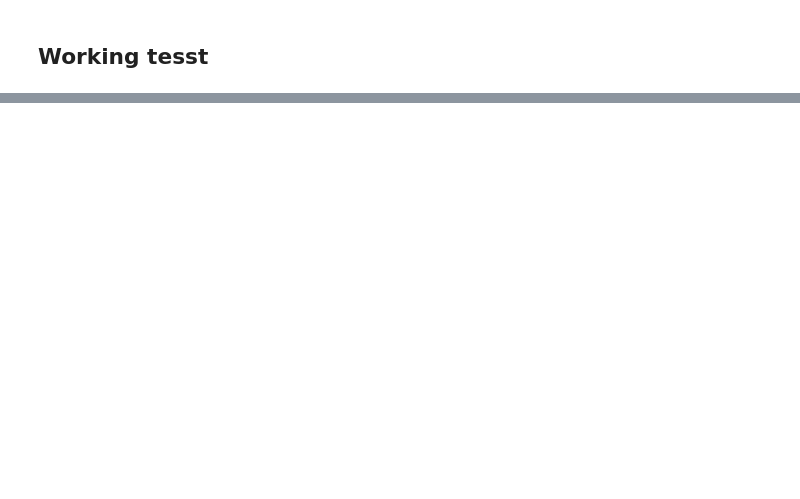
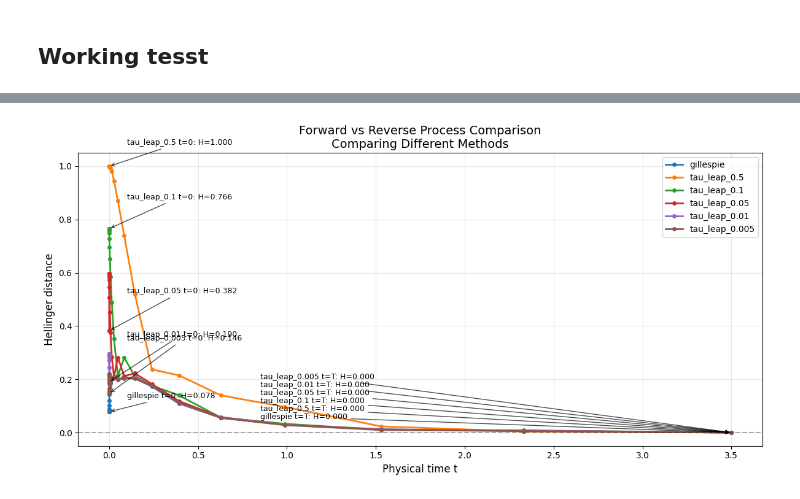
Before and after one commit to loren-ll/Correctors_Discrete_Diffusion, a Jupyter notebook: zero.ipynb, the cells around one changed output, grey strips where cells are left out. Cells and saved outputs as stored; diff of their text form; code cells hidden in the pictures; blank space fills up the shorter version.

Commit message:
[RESULT] comparing tau leaping at different tau_c

```diff
--- a/zero.ipynb
+++ b/zero.ipynb
@@ -451,0 +270,16 @@ class DiffusionSamples:
+# %%
+def run_diffusion_experiment(w, mu, beta, T, n_mc, checkpoint_times):
+    """
+    Run forward process once, then can run multiple reverse methods.
+    """
+    N = mu.shape[1]
+    checkpoint_times = np.sort(np.unique(checkpoint_times))
+
+    samples = DiffusionSamples(checkpoint_times, n_mc, N)
+
+    print("Running forward process...")
+    samples.forward = generate_forward_samples_at_checkpoints(
+        w, mu, beta, checkpoint_times, n_mc
+    )
+
+    return samples
@@ -822,0 +1327,81 @@ Experiment complete!
+# %%
+# Usage example:
+if __name__ == "__main__":
+    N = 6      # Number of dimensions
+    L = 3      # Vocabulary size per dimension
+    r = 10    # Number of mixture components
+    w = np.ones(r) / r
+
+    # w = np.array([0.3, 0.5, 0.2])  # Mixture weights
+    mu = np.random.dirichlet([1]*L, size=(r, N))  # Shape: (r, N, L)
+
+    beta = 5.0  # Masking rate
+    T = 3.5    # Terminal time
+    n_mc = 30_000 # Number of Monte Carlo samples
+
+    # Checkpoint times (physical time from 0 to T)
+    u = np.linspace(0, 1, 31)
+    checkpoint_times = T * (u ** 12)  # More checkpoints near t=0
+    # checkpoint_times = np.linspace(0, T, 201)  # [0.0, 0.05, ..., 1.0]
+
+    print(f"\nParameters:")
+    print(f"  N (dimensions) = {N}")
+    print(f"  L (vocab size) = {L}")
+    print(f"  r (components) = {r}")
+    print(f"  beta (rate)    = {beta}")
+    print(f"  T (term time)  = {T}")
+    print(f"  n_mc (samples) = {n_mc}")
+    print(f"  checkpoints    = {len(checkpoint_times)}")
+
+    # Run experiment
+    print("\n" + "=" * 70)
+
+    # Run forward once
+    samples_2 = run_diffusion_experiment(w, mu, beta, T, n_mc, checkpoint_times)
+
+    # # Add Gillespie
+    add_gillespie_reverse(samples_2, w, mu, beta, T)
+
+    # Add tau-leaping with different tau values
+    add_tau_leap_reverse(samples_2, w, mu, beta, T, tau=0.5)
+    add_tau_leap_reverse(samples_2, w, mu, beta, T, tau=0.1)
+    add_tau_leap_reverse(samples_2, w, mu, beta, T, tau=0.05)
+    add_tau_leap_reverse(samples_2, w, mu, beta, T, tau=0.01)
+    add_tau_leap_reverse(samples_2, w, mu, beta, T, tau=0.005)
+
+    # Compare all methods
+    all_distances = samples_2.compute_all_hellinger_distances()
+
+
+    # Prepare metadata
+    experiment_metadata = {
+        'N': N,
+        'L': L,
+        'r': r,
+        'beta': beta,
+        'T': T,
+        'n_mc': n_mc,
+        'tau_values': [0.5, 0.1, 0.05, 0.01, 0.005],
+        'w': w.tolist(),
+        'mu_shape': mu.shape,
+        'checkpoint_formula': 'T * (u ** 12) where u = linspace(0, 1, 31)',
+        'n_checkpoints': len(checkpoint_times),
+        'methods': samples_2.list_methods(),
+        'date': '2026-05-20',
+        'notes': 'Gillespie vs tau-leaping comparison with 6 tau values'
+    }
+
+    # Save full data
+    save_samples(samples_2, 'experiment_N8_L3_beta5_T3.5.pkl', metadata=experiment_metadata)
+
+    # Save summary
+    save_samples_summary(samples_2, 'experiment_N8_L3_beta5_T3.5_summary.json',
+                        metadata=experiment_metadata)
+
+    # Plot and save figure
+    plot_method_comparison(samples_2, filename='comparison_all_methods.png')
+
+    print("\n" + "=" * 70)
+    print("Experiment complete and saved!")
+    print("=" * 70)
+# %% [output]
@@ -822,0 +1425 @@ Experiment complete!
+[figure, added]
```
Also changed, not shown: parts of 35 cells of this notebook.
